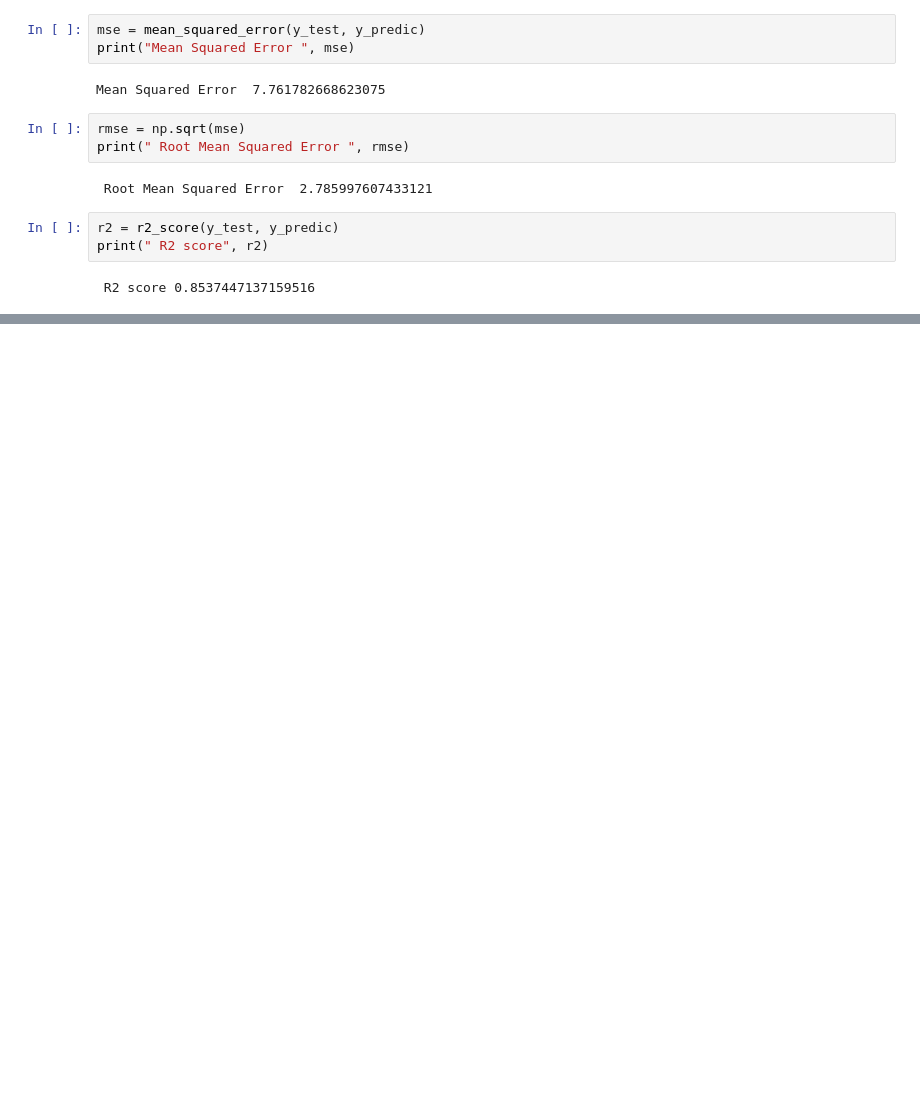
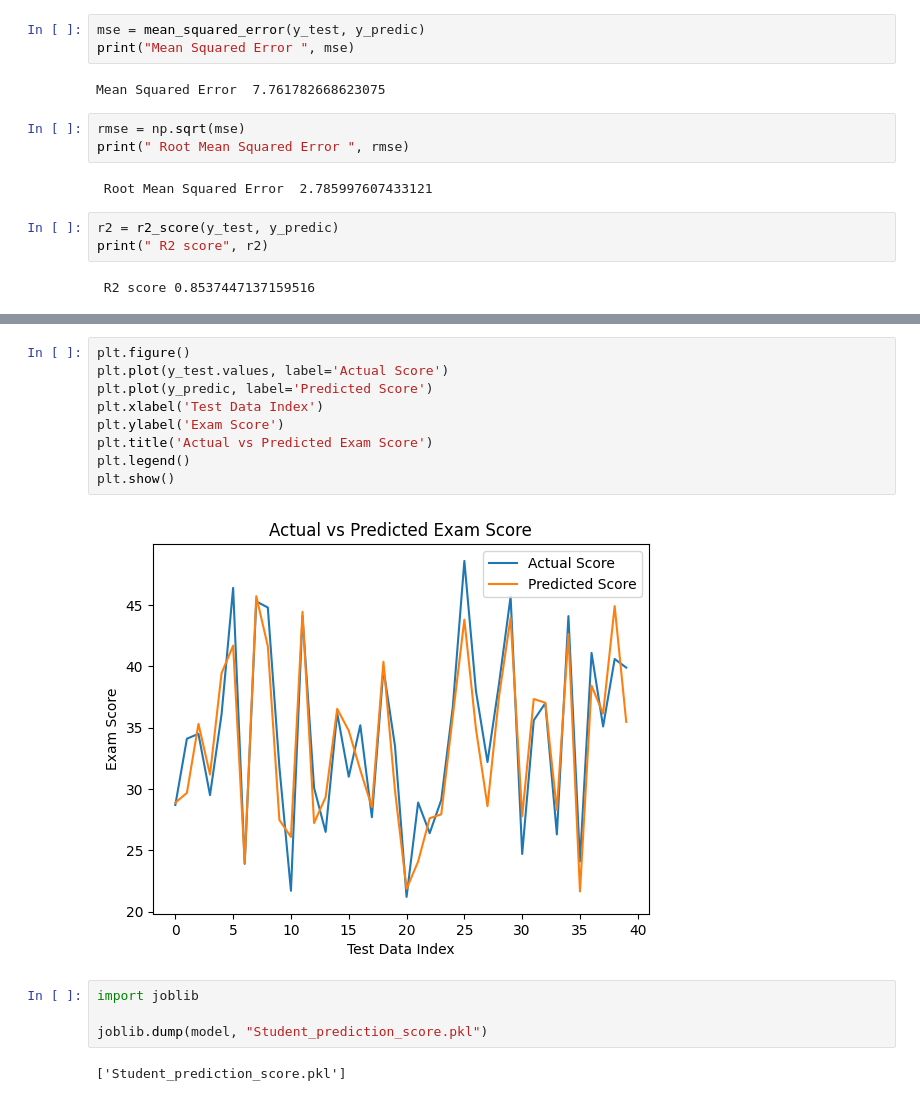
Before and after one commit to dkworks108/Student-score-prediction, a Jupyter notebook: Student-score-prediction/Student_prediction_score.ipynb, the cells around one changed output, grey strips where cells are left out. Cells and saved outputs as stored; diff of their text form; blank space fills up the shorter version.

Commit message:
exporting the mordel into .plk file using joblib

```diff
--- a/Student-score-prediction/Student_prediction_score.ipynb
+++ b/Student-score-prediction/Student_prediction_score.ipynb
@@ -166,0 +189,17 @@ print(" R2 score", r2)
+# %%
+plt.figure()
+plt.plot(y_test.values, label='Actual Score')
+plt.plot(y_predic, label='Predicted Score')
+plt.xlabel('Test Data Index')
+plt.ylabel('Exam Score')
+plt.title('Actual vs Predicted Exam Score')
+plt.legend()
+plt.show()
+# %% [output]
+[figure, added]
+# %%
+import joblib
+
+joblib.dump(model, "Student_prediction_score.pkl")
+# %% [output]
+['Student_prediction_score.pkl']
```
Also changed, not shown: parts of 1 cell of this notebook, 1 other file.
